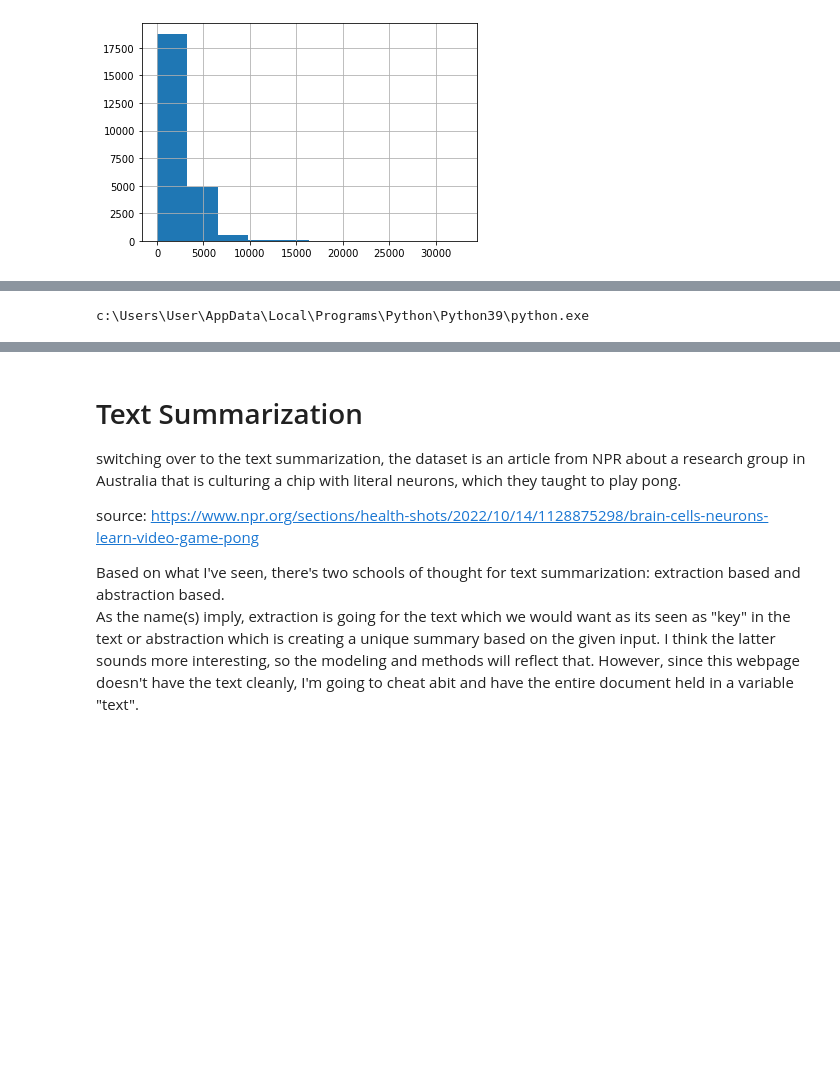
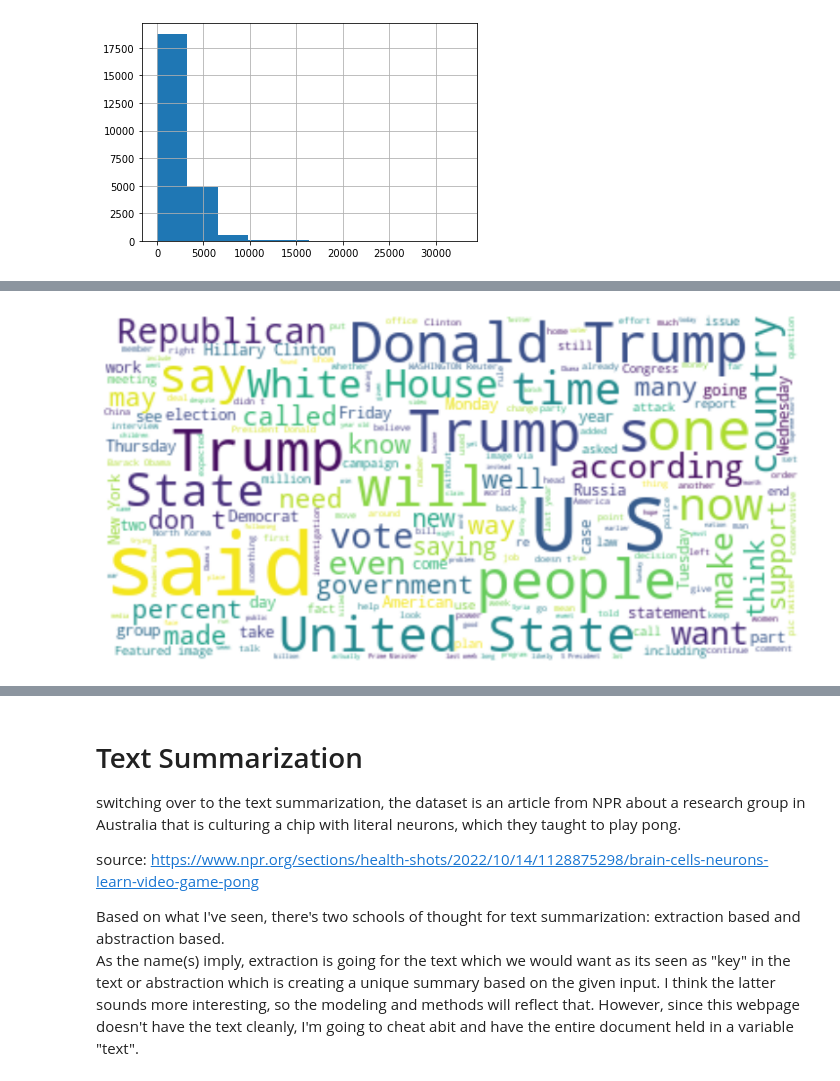
Before and after one commit to Cmeek09/NLP_with_deep_learning, a Jupyter notebook: project_part1.ipynb, the cells around one changed output, grey strips where cells are left out. Cells and saved outputs as stored; diff of their text form; code cells hidden in the pictures; blank space fills up the shorter version.

Commit message:
prelim data analysis on fake news and demo text sum

```diff
--- a/project_part1.ipynb
+++ b/project_part1.ipynb
@@ -83,5 +76,13 @@ ModuleNotFoundError: No module named 'wordcloud'
-# %%
-import sys
-print(sys.executable)
-# %% [output]
-c:\Users\User\AppData\Local\Programs\Python\Python39\python.exe
+# %%
+text = " ".join(text for text in df.text)
+
+from wordcloud import WordCloud, STOPWORDS, ImageColorGenerator
+stopwords = set(STOPWORDS)
+# stopwords = stopwords.union(["ha", "thi", "now", "onli", "im", "becaus", "wa", "will", "even", "go", "realli", "didnt", "abl"])
+wordcl = WordCloud(stopwords = stopwords, background_color='white', max_font_size = 50, max_words = 5000).generate(text)
+plt.figure(figsize=(14, 12))
+plt.imshow(wordcl, interpolation='bilinear')
+plt.axis('off')
+plt.show()
+# %% [output]
+[figure, added]
```
Also changed, not shown: parts of 21 cells of this notebook, 1 other file.
